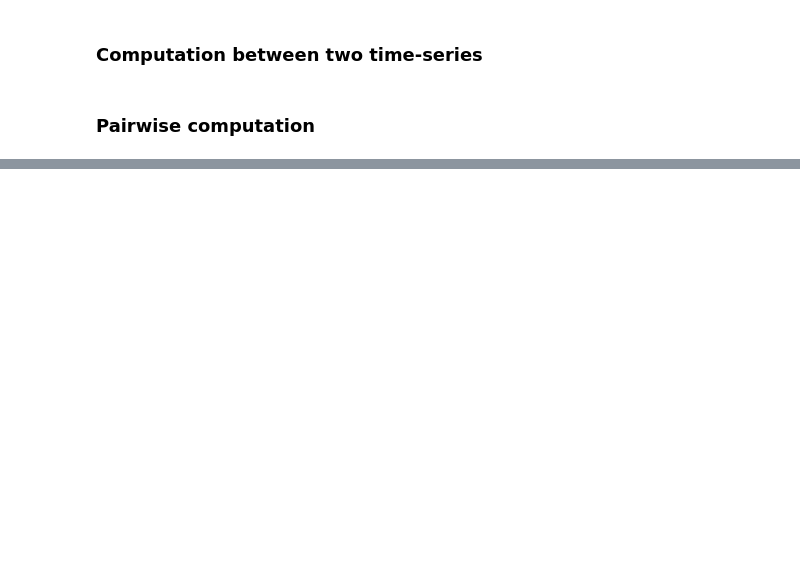
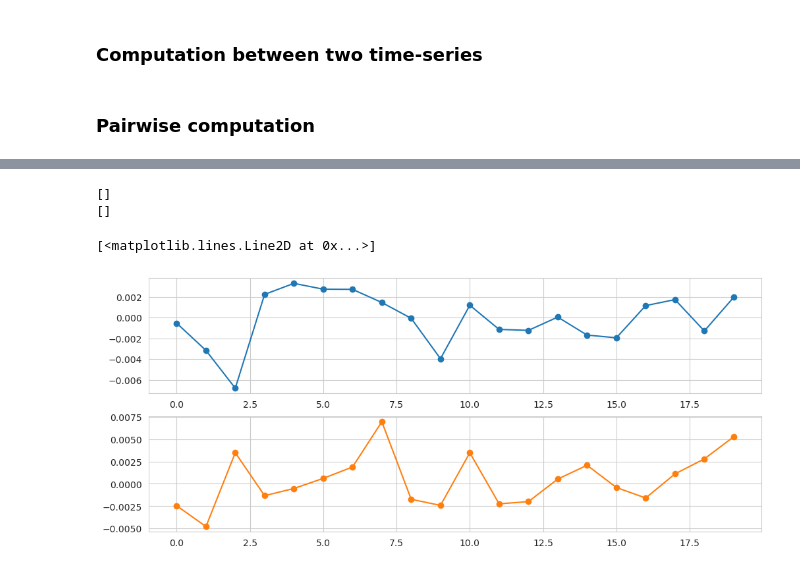
Before and after one commit to pamikem/performances_prediction_of_asset_allocations, a Jupyter notebook: notebooks/soft-dtw-computation-test.ipynb, the cells around one changed output, grey strips where cells are left out. Cells and saved outputs as stored; diff of their text form; code cells hidden in the pictures; blank space fills up the shorter version.

```diff
--- a/notebooks/soft-dtw-computation-test.ipynb
+++ b/notebooks/soft-dtw-computation-test.ipynb
@@ -69,0 +118,18 @@ array([[1.00172548, 0.97090766, 0.98346829, 0.98453229],
+# %%
+print(timestamps[:-1][inds])
+print(timestamps[:-1][inds+1])
+# %% [output]
+[]
+[]
+# %%
+x1_ts = sub_X_train.loc['DATE_0047',RET_COLS].to_numpy()
+x2_ts = sub_X_train.loc['DATE_0050',RET_COLS].to_numpy()
+# %%
+sns.set_style('whitegrid')
+fig, ax = plt.subplots(2, 1, figsize=(12,5))
+
+ax[0].plot(np.arange(20), x1_ts, marker='o')
+ax[1].plot(np.arange(20), x2_ts, marker='o', c='tab:orange')
+# %% [output]
+[<matplotlib.lines.Line2D at 0x...>]
+[figure, added]
```
Also changed, not shown: parts of 8 cells of this notebook, 3 other files.
